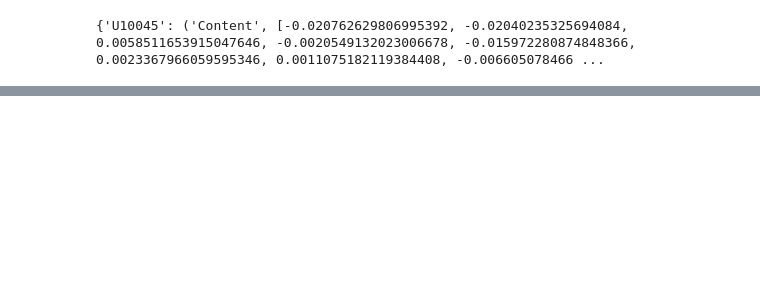
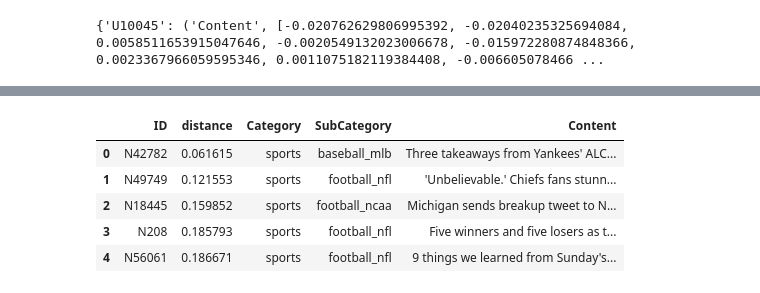
Before and after one commit to krisbara/GPT-Recommender-systems, a Jupyter notebook: GPT3_content_recommender.ipynb, the cells around one changed output, grey strips where cells are left out. Saved outputs shown, nothing was run; the diff lists cells and outputs as text; code cells hidden in the pictures; blank space fills up the shorter version.

Commit message:
content recommender

```diff
--- a/GPT3_content_recommender.ipynb
+++ b/GPT3_content_recommender.ipynb
@@ -153,14 +121,0 @@ N17301: Kirk Cousins responds to narrative about not being able to beat winning
-# %%
-# Create a dictionary to map values to their index in the unique_list
-order_mapping = {value: index for index, value in enumerate(recommendations)}
-
-# Add a new column for sorting based on the order_mapping
-news['Order'] = news['ID'].map(order_mapping)
-
-# Sort the DataFrame based on the custom order
-sorted_df = news.sort_values('Order')
-
-# Drop the 'Order' column if no longer needed
-sorted_df = sorted_df.drop('Order', axis=1)
-
-print(sorted_df)
@@ -219,0 +138,12 @@ filtered_df
+# %%
+content_recommender = pd.merge(recommendations, news, on='ID', how='left')
+content_recommender = content_recommender.drop(['Content_emb'], axis=1)
+# %%
+content_recommender.head()
+# %% [output]
+|  | ID | distance | Category | SubCategory | Content |
+| 0 | N42782 | 0.061615 | sports | baseball_mlb | Three takeaways from Yankees' ALC... |
+| 1 | N49749 | 0.121553 | sports | football_nfl | 'Unbelievable.' Chiefs fans stunn... |
+| 2 | N18445 | 0.159852 | sports | football_ncaa | Michigan sends breakup tweet to N... |
+| 3 | N208 | 0.185793 | sports | football_nfl | Five winners and five losers as t... |
+| 4 | N56061 | 0.186671 | sports | football_nfl | 9 things we learned from Sunday's... |
```
Also changed, not shown: parts of 11 cells of this notebook, 2 other files.
